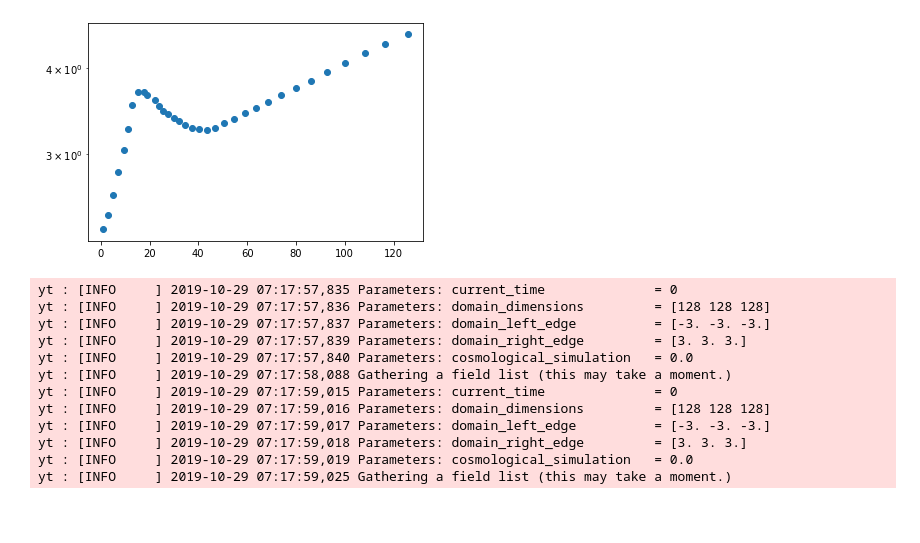
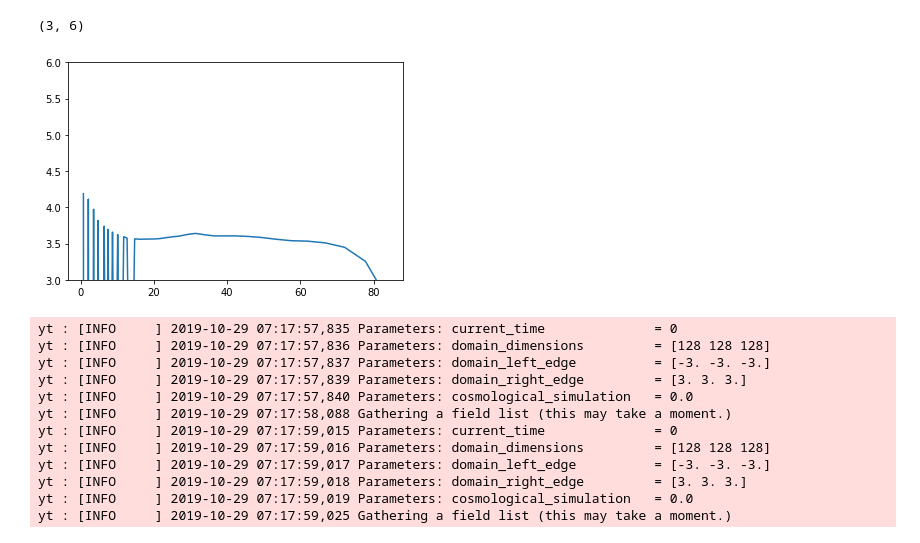
Before and after one commit to ibutsky/thermal_instabilities, a Jupyter notebook: analysis/test.ipynb, the cells around one changed output. Drawn from its saved outputs; the diff is of its cells as text; code cells hidden in the pictures; blank space fills up the shorter version.

```diff
--- a/analysis/test.ipynb
+++ b/analysis/test.ipynb
@@ -95,0 +140,16 @@ yt : [INFO     ] 2019-10-29 09:15:57,960 Projection completed
+# %%
+i = 35
+#ds = ytf.load('../../simulations/isocool_tctf_1.0_beta_10.0_cr_10.0/DD%04d/DD%04d'%(i, i))
+ds = ytf.load('../../simulations/isocool_tctf_1.0_beta_3.0/DD%04d/DD%04d'%(i, i))
+
+ad = ds.all_data()
+min(ad[('gas', 'log_total_entropy')])
+
+xfield = ('gas', 'z')
+yfield = ('gas', 'log_total_entropy')
+zfield = ('gas', 'cell_mass')
+ph = yt.PhasePlot(ad, xfield, yfield, zfield, weight_field = None)
+ph.set_unit(xfield, 'kpc')
+ph.set_log(xfield, False)
+#ph.set_ylim(22.4, 24.1)
+ph.show()
@@ -131,28 +202,24 @@ yt : [INFO     ] 2019-10-29 11:21:24,532 Gathering a field list (this may take a
 # %%
 
-i = 35
-folder = 'isothermal_tctf_1.0'#_beta_10.0_cr_0.1'
+i = 50
+folder = 'isocool_tctf_1.0_beta_10.0_cr_10.0'
 ds = ytf.load('../../simulations/%s/DD%04d/DD%04d'%(folder, i, i))
-ds.add_field(('gas', 'gas_entropy'), function = _gasentropy, units = 'cm**2 * keV', force_override = True)
-#ds.add_field(('gas', 'cr_entropy'), function = _crentropy, units = 'cm**2 * keV', force_override = True)
 ad = ds.all_data()
-p = yt.ProfilePlot(ad, ('gas', 'z'), [('gas', 'gas_entropy')])#, ('gas','cr_entropy')])#, ('gas', 'cr_eta')])
+p = yt.ProfilePlot(ad, ('gas', 'z'), [('gas', 'log_total_entropy')])#, ('gas','cr_entropy')])#, ('gas', 'cr_eta')])
 p.set_unit(('gas', 'z'), 'kpc')
 p.set_log(('gas', 'z'), False)
 profile = p.profiles[0]
 
 
-ge = profile[('gas', 'gas_entropy')]
+#ge = profile[('gas', 'gas_entropy')]
 #ce = profile[('gas', 'cr_entropy')]
 #eta = profile[('gas', 'cr_eta')]
 z = ad[('gas', 'z')]
+y = profile[('gas', 'log_total_entropy')]
+#y = np.log10(ge) + eta*np.log10(ce)
 
+plt.plot(profile.x, y)
+plt.ylim(3, 6)
 
-
-plt.scatter(profile.x, np.log(ge))# + eta * np.log(ce))
-plt.yscale('log')
-
-#plt.scatter(ad[('gas', 'z')].in_units('kpc'), np.log(ad[('gas', 'gas_entropy')]) \
- #           + ad[('gas', 'cr_eta')] * np.log(ad[('gas', 'cr_entropy')]))
 #plt.yscale('log')
 # %% [output]
@@ -165,4 +233,5 @@ yt : [INFO     ] 2019-10-29 11:30:36,845 Gathering a field list (this may take a
+(3, 6)
-[figure, old version]
+[figure, new version]
 # %%
 i = 0
 ds1 = ytf.load('../../simulations/isothermal_tctf_1.0/DD%04d/DD%04d'%(i, i))
```
Also changed, not shown: parts of 14 cells of this notebook, 2 other files.
